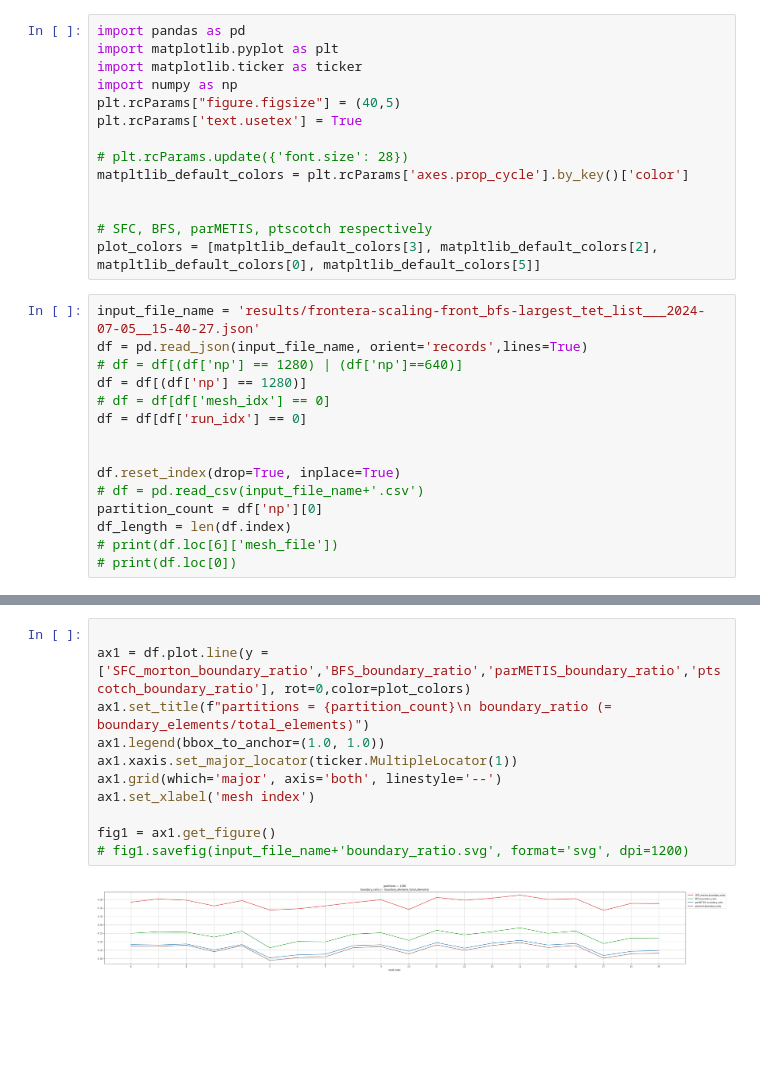
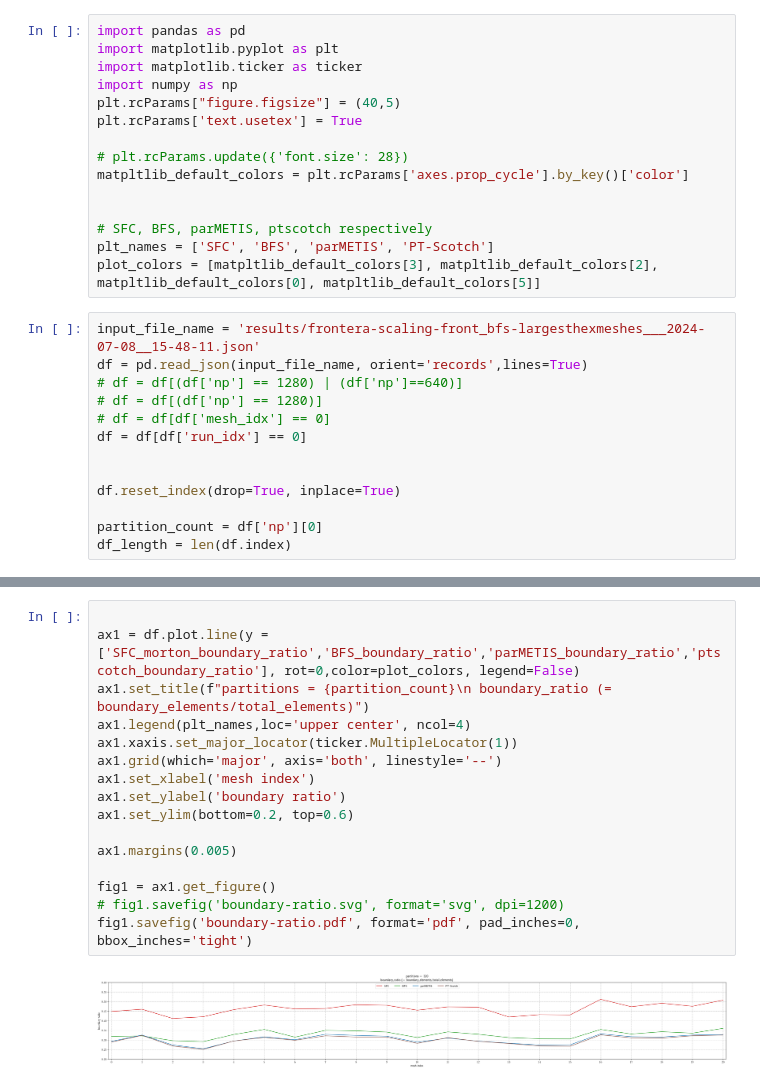
Before and after one commit to paralab/partition, a Jupyter notebook: mpi-cpp/metrics_plot.ipynb, the cells around one changed output, grey strips where cells are left out. Saved outputs shown, nothing was run; the diff lists cells and outputs as text; blank space fills up the shorter version.

Commit message:
Paper content, plots

```diff
--- a/mpi-cpp/metrics_plot.ipynb
+++ b/mpi-cpp/metrics_plot.ipynb
@@ -11,22 +11,21 @@ matpltlib_default_colors = plt.rcParams['axes.prop_cycle'].by_key()['color']
 
 
 # SFC, BFS, parMETIS, ptscotch respectively
+plt_names = ['SFC', 'BFS', 'parMETIS', 'PT-Scotch']
 plot_colors = [matpltlib_default_colors[3], matpltlib_default_colors[2], matpltlib_default_colors[0], matpltlib_default_colors[5]]
 # %%
-input_file_name = 'results/frontera-scaling-front_bfs-largest_tet_list___2024-07-05__15-40-27.json'
+input_file_name = 'results/frontera-scaling-front_bfs-largesthexmeshes___2024-07-08__15-48-11.json'
 df = pd.read_json(input_file_name, orient='records',lines=True)
 # df = df[(df['np'] == 1280) | (df['np']==640)]
-df = df[(df['np'] == 1280)]
+# df = df[(df['np'] == 1280)]
 # df = df[df['mesh_idx'] == 0]
 df = df[df['run_idx'] == 0]
 
 
 df.reset_index(drop=True, inplace=True)
-# df = pd.read_csv(input_file_name+'.csv')
+
 partition_count = df['np'][0]
 df_length = len(df.index)
-# print(df.loc[6]['mesh_file'])
-# print(df.loc[0])
 # %%
 fig0, ax0 = plt.subplots()
 plt_triplets = [None for _ in range(df_length)]
@@ -76,16 +80,21 @@ fig0.savefig('boundary-sizes.svg', format='svg', dpi=1200)
 # %%
 
-ax1 = df.plot.line(y = ['SFC_morton_boundary_ratio','BFS_boundary_ratio','parMETIS_boundary_ratio','ptscotch_boundary_ratio'], rot=0,color=plot_colors)
+ax1 = df.plot.line(y = ['SFC_morton_boundary_ratio','BFS_boundary_ratio','parMETIS_boundary_ratio','ptscotch_boundary_ratio'], rot=0,color=plot_colors, legend=False)
 ax1.set_title(f"partitions = {partition_count}\n boundary_ratio (= boundary_elements/total_elements)")
-ax1.legend(bbox_to_anchor=(1.0, 1.0))
+ax1.legend(plt_names,loc='upper center', ncol=4)
 ax1.xaxis.set_major_locator(ticker.MultipleLocator(1))
 ax1.grid(which='major', axis='both', linestyle='--')
 ax1.set_xlabel('mesh index')
+ax1.set_ylabel('boundary ratio')
+ax1.set_ylim(bottom=0.2, top=0.6)
+
+ax1.margins(0.005)
 
 fig1 = ax1.get_figure()
-# fig1.savefig(input_file_name+'boundary_ratio.svg', format='svg', dpi=1200)
+# fig1.savefig('boundary-ratio.svg', format='svg', dpi=1200)
+fig1.savefig('boundary-ratio.pdf', format='pdf', pad_inches=0, bbox_inches='tight')
 # %% [output]
-[figure, old version]
+[figure, new version]
 # %%
 fig11, ax11 = plt.subplots()
 plt_triplets = [None for _ in range(df_length)]
```
Also changed, not shown: parts of 4 cells of this notebook, 7 other files.
